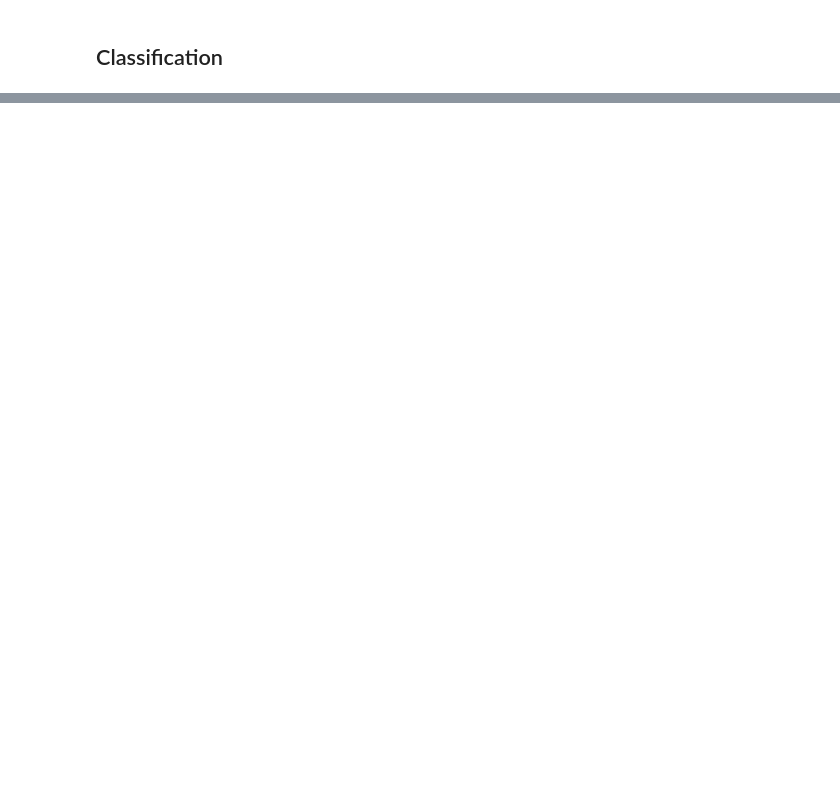
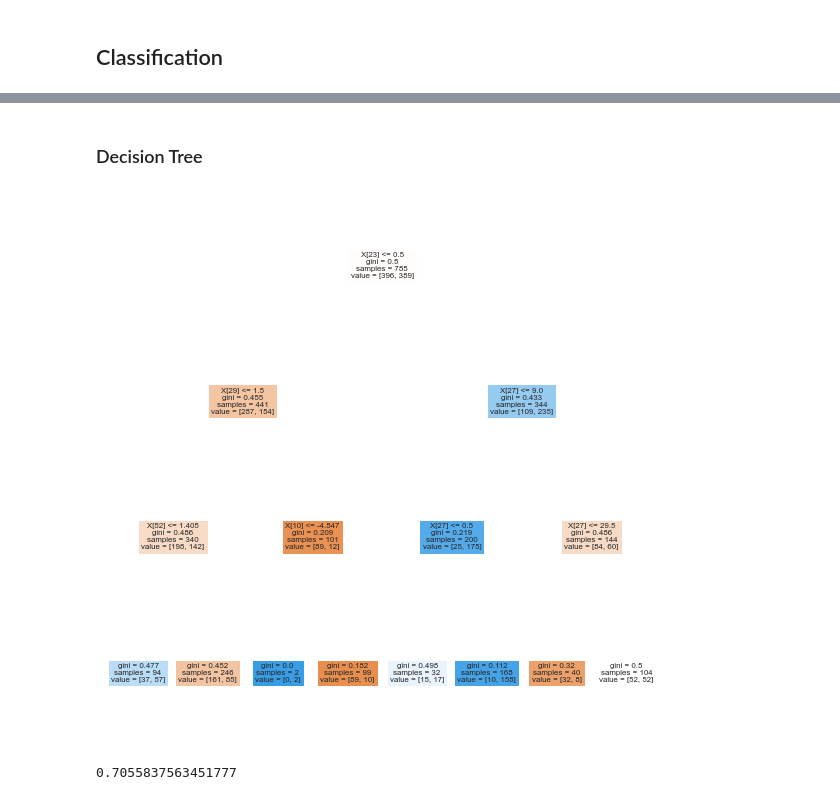
Before and after one commit to Daniel-Packer/data_science, a Jupyter notebook: chess_predictor/Nick Scratchwork.ipynb, the cells around one changed output, grey strips where cells are left out. Drawn from its saved outputs; the diff is of its cells as text; code cells hidden in the pictures; blank space fills up the shorter version.

```diff
--- a/chess_predictor/Nick Scratchwork.ipynb
+++ b/chess_predictor/Nick Scratchwork.ipynb
@@ -210,0 +219,15 @@ sum(pred==y_test)/len(y_test)
+# %% [markdown]
+### Decision Tree
+# %%
+tree_clf = DecisionTreeClassifier(max_depth = 3)
+fig, ax = plt.subplots(figsize=(10, 10))
+fig = tree_clf.fit(X_train, y_train)
+tree.plot_tree(fig,filled = True,ax=ax)
+plt.show()
+# %% [output]
+[figure, added]
+# %%
+pred = tree_clf.predict(X_test)
+sum(pred==y_test)/len(y_test)
+# %% [output]
+0.7055837563451777
```
Also changed, not shown: parts of 27 cells of this notebook.
